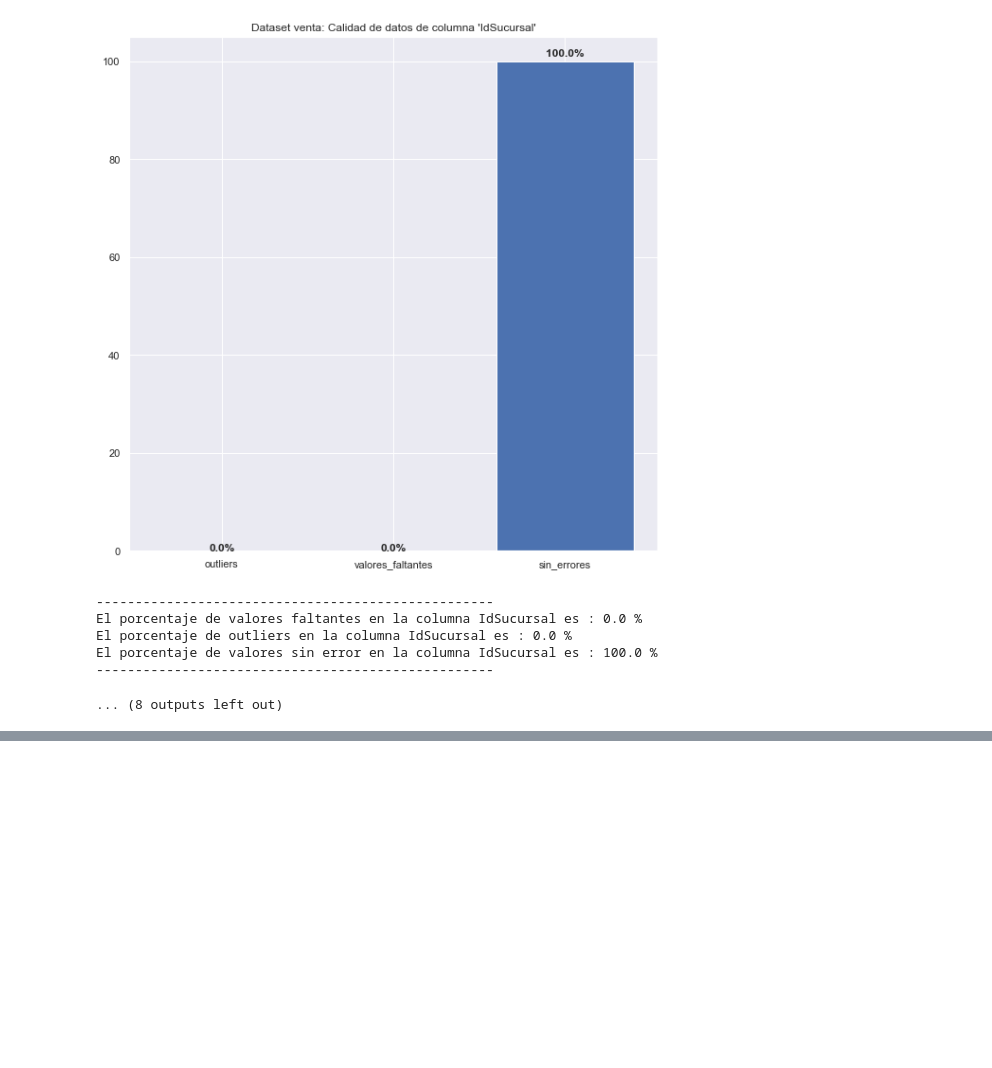
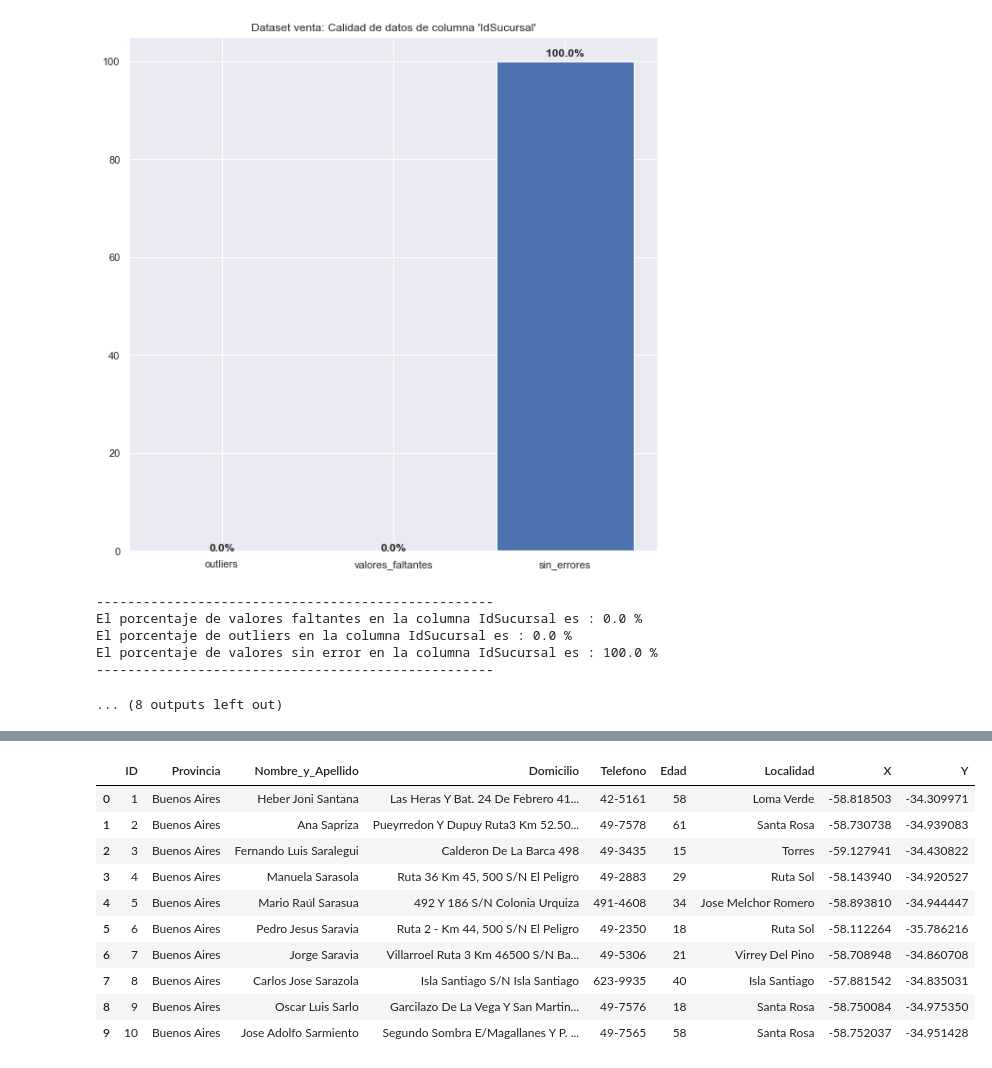
Before and after one commit to lugeminai/DS-PI-ProyectoIndividual, a Jupyter notebook: Proyecto.ipynb, the cells around one changed output, grey strips where cells are left out. Saved outputs shown, nothing was run; the diff lists cells and outputs as text; code cells hidden in the pictures; blank space fills up the shorter version.

```diff
--- a/Proyecto.ipynb
+++ b/Proyecto.ipynb
@@ -708,0 +728,14 @@ Datasets\Clientes_v2.csv
+# %%
+cliente.head(10)
+# %% [output]
+|  | ID | Provincia | Nombre_y_Apellido | Domicilio | Telefono | Edad | Localidad | X | Y |
+| 0 | 1 | Buenos Aires | Heber Joni Santana | Las Heras Y Bat. 24 De Febrero 41... | 42-5161 | 58 | Loma Verde | -58.818503 | -34.309971 |
+| 1 | 2 | Buenos Aires | Ana Sapriza | Pueyrredon Y Dupuy Ruta3 Km 52.50... | 49-7578 | 61 | Santa Rosa | -58.730738 | -34.939083 |
+| 2 | 3 | Buenos Aires | Fernando Luis Saralegui | Calderon De La Barca 498 | 49-3435 | 15 | Torres | -59.127941 | -34.430822 |
+| 3 | 4 | Buenos Aires | Manuela Sarasola | Ruta 36 Km 45, 500 S/N El Peligro | 49-2883 | 29 | Ruta Sol | -58.143940 | -34.920527 |
+| 4 | 5 | Buenos Aires | Mario Raúl Sarasua | 492 Y 186 S/N Colonia Urquiza | 491-4608 | 34 | Jose Melchor Romero | -58.893810 | -34.944447 |
+| 5 | 6 | Buenos Aires | Pedro Jesus Saravia | Ruta 2 - Km 44, 500 S/N El Peligro | 49-2350 | 18 | Ruta Sol | -58.112264 | -35.786216 |
+| 6 | 7 | Buenos Aires | Jorge Saravia | Villarroel Ruta 3 Km 46500 S/N Ba... | 49-5306 | 21 | Virrey Del Pino | -58.708948 | -34.860708 |
+| 7 | 8 | Buenos Aires | Carlos Jose Sarazola | Isla Santiago S/N Isla Santiago | 623-9935 | 40 | Isla Santiago | -57.881542 | -34.835031 |
+| 8 | 9 | Buenos Aires | Oscar Luis Sarlo | Garcilazo De La Vega Y San Martin... | 49-7576 | 18 | Santa Rosa | -58.750084 | -34.975350 |
+| 9 | 10 | Buenos Aires | Jose Adolfo Sarmiento | Segundo Sombra E/Magallanes Y P. ... | 49-7565 | 58 | Santa Rosa | -58.752037 | -34.951428 |
```
Also changed, not shown: parts of 3 cells of this notebook, 2 other files.
